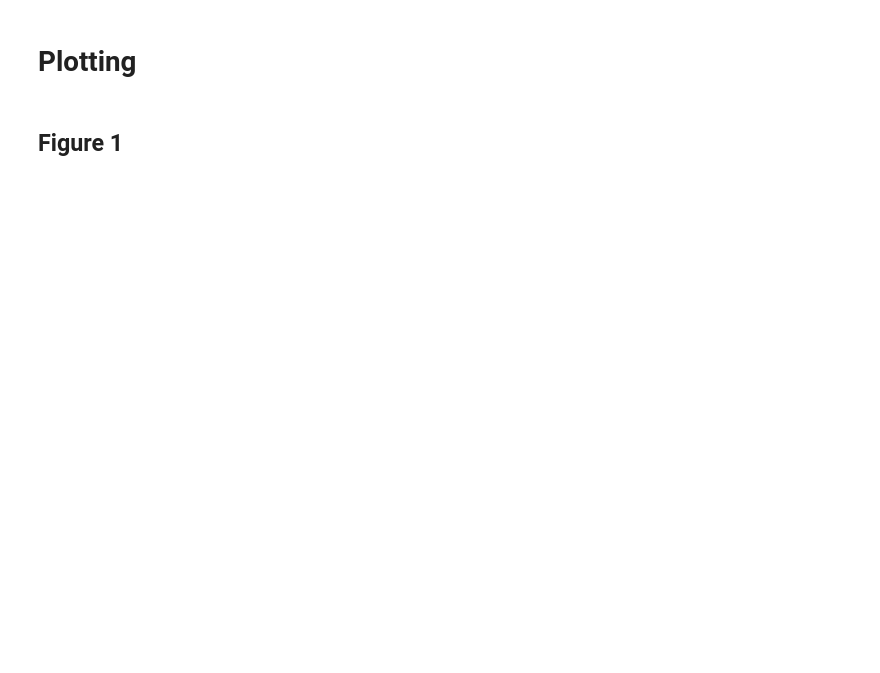
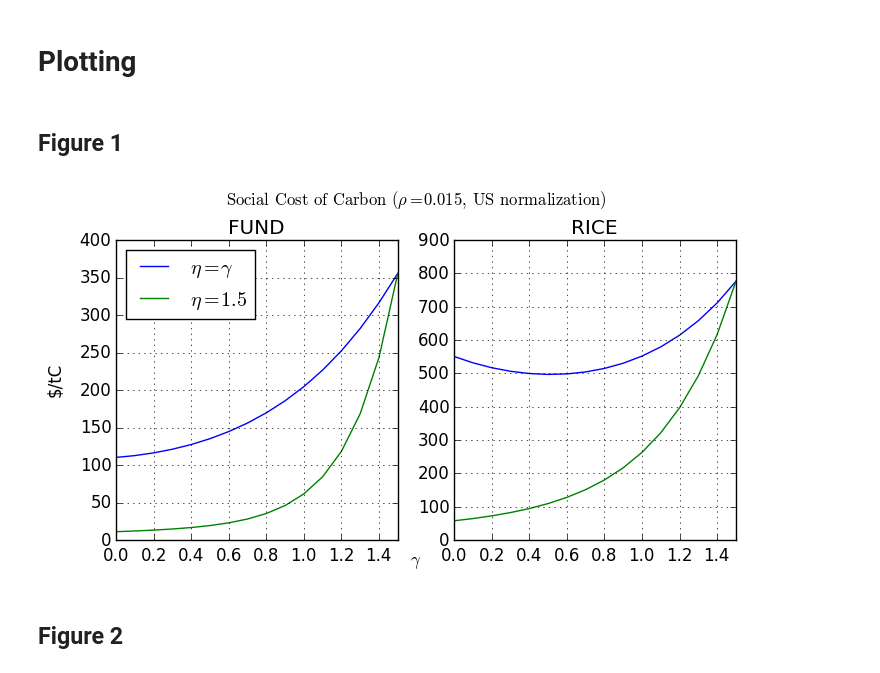
Before and after one commit to davidanthoff/paper-2019-sccinequality, a Jupyter notebook: Paper.ipynb, the cells around one changed output. Cells and saved outputs as stored; diff of their text form; code cells hidden in the pictures; blank space fills up the shorter version.

```diff
--- a/Paper.ipynb
+++ b/Paper.ipynb
@@ -213,0 +223,28 @@ df_figure1_panelD_line2 = @where(df_temp, (:model .== "RICE") & (:sigmazero .==
+# %%
+f, axs = subplots(1,2, sharex= true, sharey=false, figsize=(8,4))
+
+axs[1][:plot](df_figure1_panelA_line1[:gamma], df_figure1_panelA_line1[:scc])
+axs[1][:plot](df_figure1_panelA_line2[:gamma], df_figure1_panelA_line2[:scc])
+axs[1][:set_title]("FUND")
+axs[1][:legend]([L"$\eta=\gamma$", L"$\eta=1.5$"], "upper left")
+axs[1][:set_xlim]([0., 1.5])
+axs[1][:set_ylim]([0., 400])
+axs[1][:grid]()
+
+axs[2][:plot](df_figure1_panelB_line1[:gamma], df_figure1_panelB_line1[:scc])
+axs[2][:plot](df_figure1_panelB_line2[:gamma], df_figure1_panelB_line2[:scc])
+axs[2][:set_title]("RICE")
+axs[2][:set_ylim]([0., 900])
+axs[2][:grid]()
+
+f[:text](0.04, 0.5, "\$/tC", va="center", rotation="vertical")
+f[:text](0.5, 0.04, L"$\gamma$", ha="center")
+f[:suptitle](L"\mathrm{Social\/Cost\/of\/Carbon\/(}\rho=0.015,\/\mathrm{US\/normalization)}")
+
+f[:subplots_adjust](top=0.85)
+
+nothing
+# %% [output]
+[figure, added]
+# %% [markdown]
+## Figure 2
```
Also changed, not shown: parts of 18 cells of this notebook.
